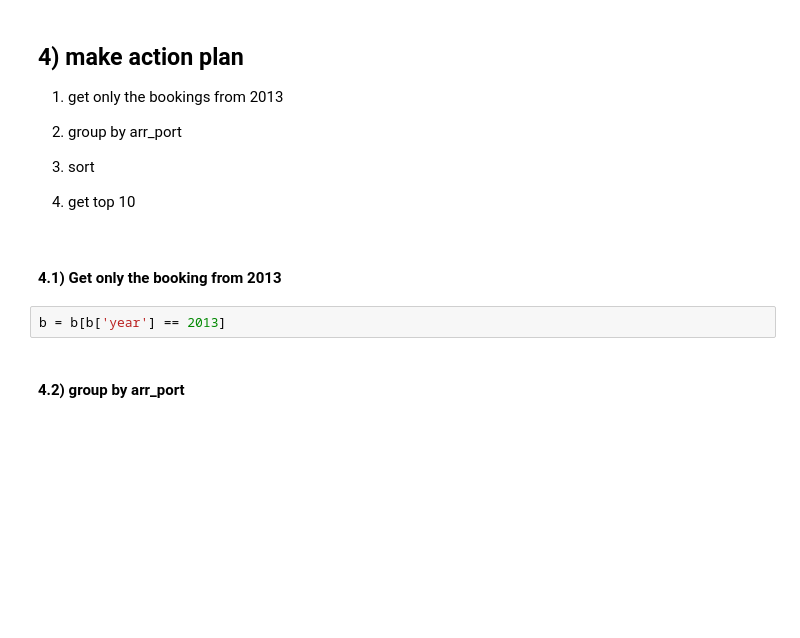
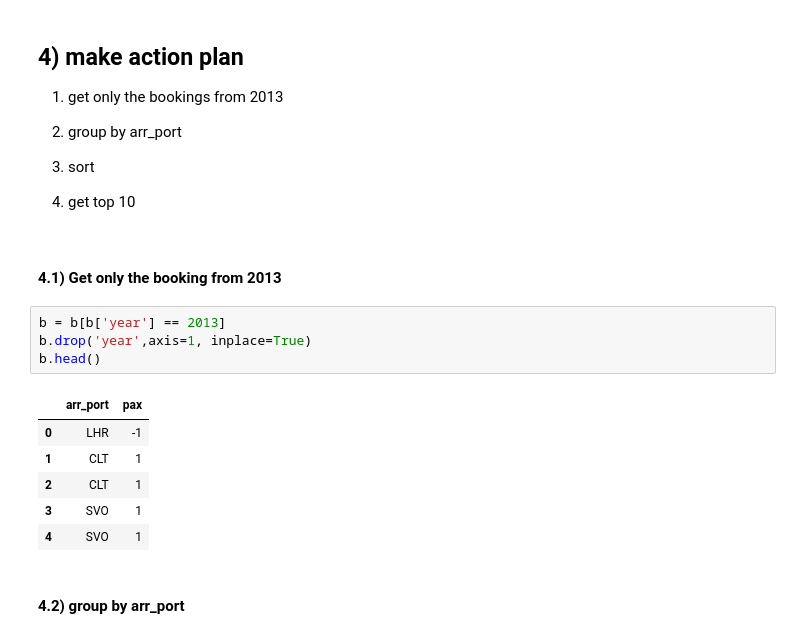
Before and after one commit to IgorAramb/DS_Master_A1_Chall, a Jupyter notebook: ch_02.ipynb, the cells around one changed output. Cells and saved outputs as stored; diff of their text form; blank space fills up the shorter version.

```diff
--- a/ch_02.ipynb
+++ b/ch_02.ipynb
@@ -390,6 +391,15 @@ b.head()
 #### 4.1) Get only the booking from 2013
 # %%
 b = b[b['year'] == 2013]
+b.drop('year',axis=1, inplace=True)
+b.head()
+# %% [output]
+|  | arr_port | pax |
+| 0 | LHR | -1 |
+| 1 | CLT | 1 |
+| 2 | CLT | 1 |
+| 3 | SVO | 1 |
+| 4 | SVO | 1 |
 # %% [markdown]
 #### 4.2) group by arr_port
 # %%
```
Also changed, not shown: parts of 59 cells of this notebook, 2 other files.
